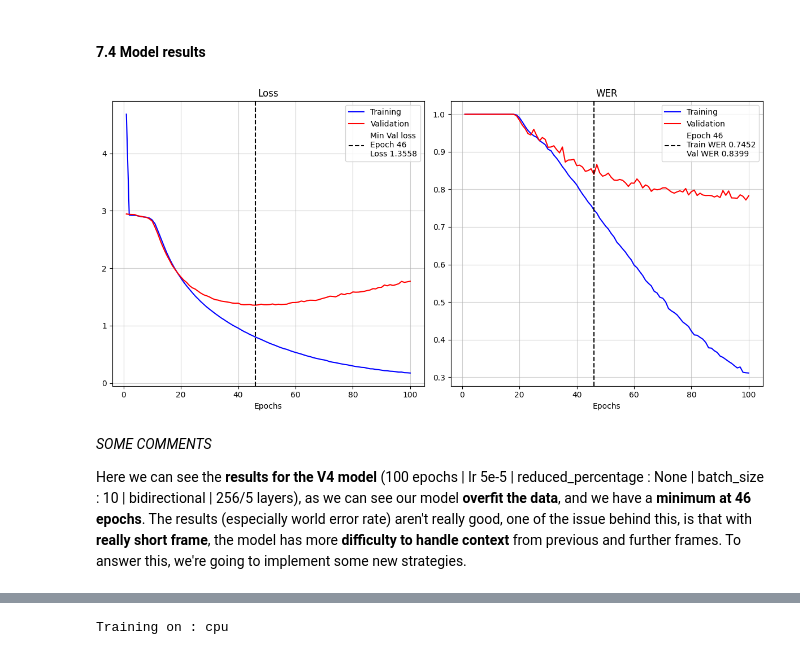
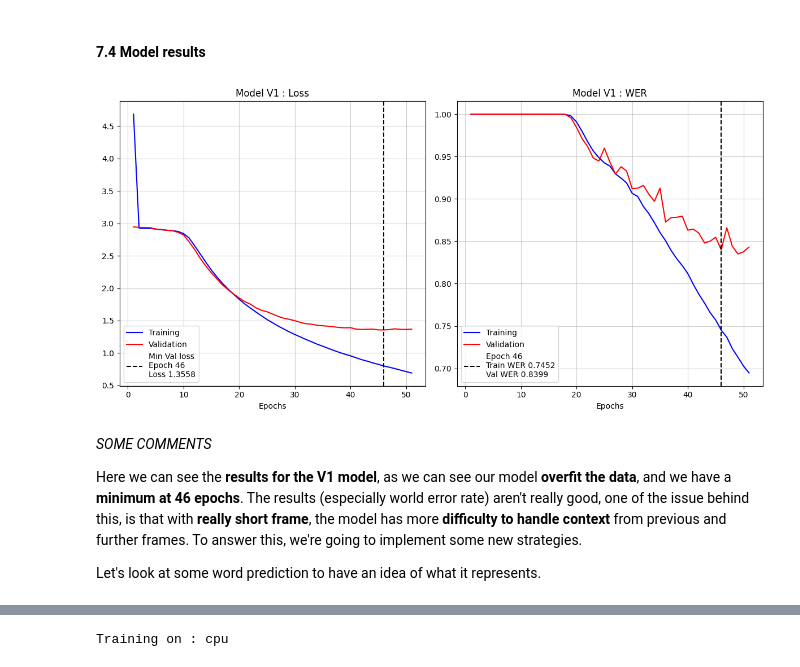
Before and after one commit to AugustinGrunewald/Speech_Recognition, a Jupyter notebook: notebooks/asr.ipynb, the cells around one changed output, grey strips where cells are left out. Drawn from its saved outputs; the diff is of its cells as text; code cells hidden in the pictures.

Commit message:
Final updates of the notebooks and readme & upload of the trained models

```diff
--- a/notebooks/asr.ipynb
+++ b/notebooks/asr.ipynb
@@ -508,9 +508,9 @@ else:
 print(f"Training on : {device}")
 
 # 2. Hyperparameter
-learning_rate = 1e-4
+learning_rate = 5e-5
 batch_size = 10
-epochs = 10
+epochs = 50
 
 # 3. DataLoader
 train_loader = DataLoader(
@@ -532,10 +532,10 @@ test_loader = DataLoader(
 # 4. Model
 model = SpeechRecognition(
     input_dim=80,
-    hidden_dim=256,
+    hidden_dim=512,
     output_dim=29,
     n_layers=5,
-    bidirectional=True
+    bidirectional=False
 ).to(device)
 
 # 5. Optimizer & Loss
@@ -697,7 +707,7 @@ Epoch 1 | Batch 30 | Loss 3.5503
 #### 7.3 Loading pre-trained model
 # %%
 print("\n--- LOADING MODEL ---")
-model_version = "V4" # Code to know to which model it refers
+model_version = "V1" # Code to know to which model it refers
 backup = torch.load(f"../model/{model_version}/{model_version}_final.pth", map_location=device)
 
 model = SpeechRecognition(
@@ -718,33 +728,35 @@ val_wer_memory = backup['val_wer_memory']
 # %% [markdown]
 #### 7.4 Model results
 # %%
-def plot_results(train_loss_memory, val_loss_memory, train_wer_memory, val_wer_memory):
+def plot_results(train_loss_memory, val_loss_memory, train_wer_memory, val_wer_memory, model_version):
     fig, axes = plt.subplots(1, 2, figsize=(12, 6))
     epochs = range(1, len(train_loss_memory) + 1)
 
     axes[0].plot(epochs, train_loss_memory, color="b", label="Training")
     axes[0].plot(epochs, val_loss_memory, color="r", label="Validation")
     axes[0].axvline(epochs[np.argmin(val_loss_memory)], color='k', label=f"Min Val loss\nEpoch {epochs[np.argmin(val_loss_memory)]}\nLoss {np.min(val_loss_memory):.4f}", linestyle='--')
-    axes[0].set_title("Loss")
+    axes[0].set_title(f"Model {model_version} : Loss")
     axes[0].set_xlabel("Epochs")
     axes[0].legend()
     axes[0].grid(alpha=0.6)
 
     axes[1].plot(epochs, train_wer_memory, color="b", label="Training")
     axes[1].plot(epochs, val_wer_memory, color="r", label="Validation")
     axes[1].axvline(epochs[np.argmin(val_loss_memory)], color='k', label=f"Epoch {epochs[np.argmin(val_loss_memory)]}\nTrain WER {train_wer_memory[np.argmin(val_loss_memory)]:.4f}\nVal WER {val_wer_memory[np.argmin(val_loss_memory)]:.4f}", linestyle='--')
-    axes[1].set_title("WER")
+    axes[1].set_title(f"Model {model_version} : WER")
     axes[1].set_xlabel("Epochs")
     axes[1].legend()
     axes[1].grid(alpha=0.6)
 
     plt.tight_layout()
     plt.show()
 
-plot_results(train_loss_memory, val_loss_memory, train_wer_memory, val_wer_memory)
+plot_results(train_loss_memory, val_loss_memory, train_wer_memory, val_wer_memory, "V1")
 # %% [output]
-[figure, old version]
+[figure, new version]
 # %% [markdown]
 *SOME COMMENTS*
 
-Here we can see the **results for the V4 model** (100 epochs | lr 5e-5 | reduced_percentage : None | batch_size : 10 | bidirectional | 256/5 layers), as we can see our model **overfit the data**, and we have a **minimum at 46 epochs**. The results (especially world error rate) aren't really good, one of the issue behind this, is that with **really short frame**, the model has more **difficulty to handle context** from previous and further frames. To answer this, we're going to implement some new strategies.
+Here we can see the **results for the V1 model**, as we can see our model **overfit the data**, and we have a **minimum at 46 epochs**. The results (especially world error rate) aren't really good, one of the issue behind this, is that with **really short frame**, the model has more **difficulty to handle context** from previous and further frames. To answer this, we're going to implement some new strategies.
+
+Let's look at some word prediction to have an idea of what it represents.
```
Also changed, not shown: parts of 17 cells of this notebook, 9 other files.
